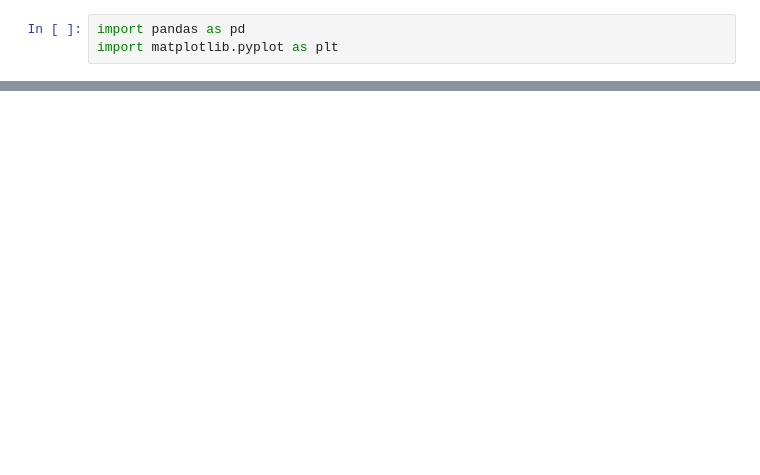
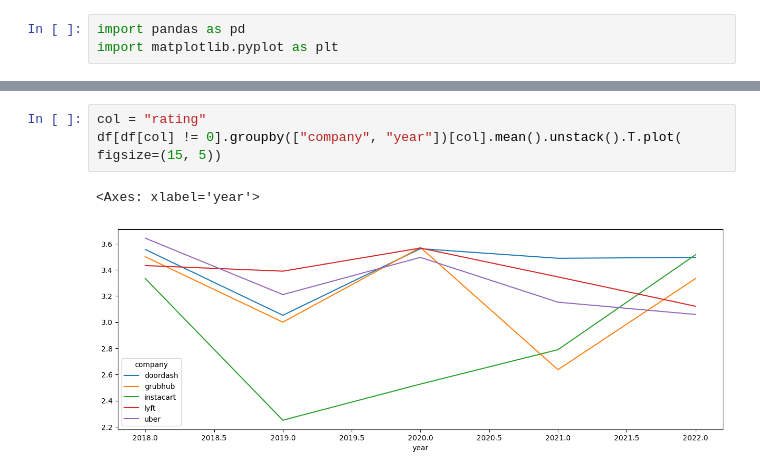
Before and after one commit to sabeyta7/prop22, a Jupyter notebook: Reviews/simple_analysis.ipynb, the cells around one changed output, grey strips where cells are left out. Drawn from its saved outputs; the diff is of its cells as text; blank space fills up the shorter version.

```diff
--- a/Reviews/simple_analysis.ipynb
+++ b/Reviews/simple_analysis.ipynb
@@ -5,0 +20,6 @@ df = pd.read_csv("indeed_reviews.csv", index_col="id")
+# %%
+col = "rating"
+df[df[col] != 0].groupby(["company", "year"])[col].mean().unstack().T.plot( figsize=(15, 5))
+# %% [output]
+<Axes: xlabel='year'>
+[figure, added]
```
Also changed, not shown: parts of 4 cells of this notebook, 2 other files.
